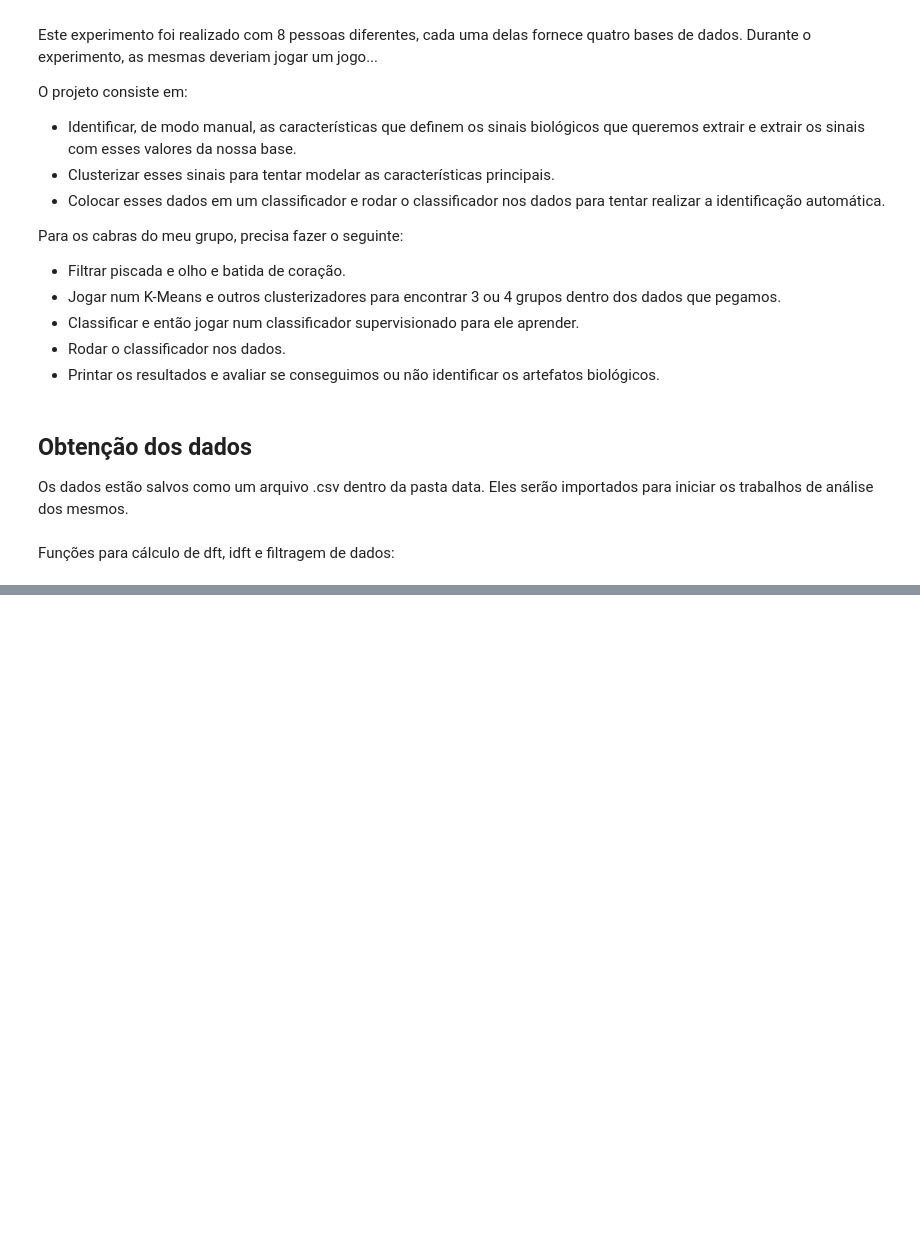
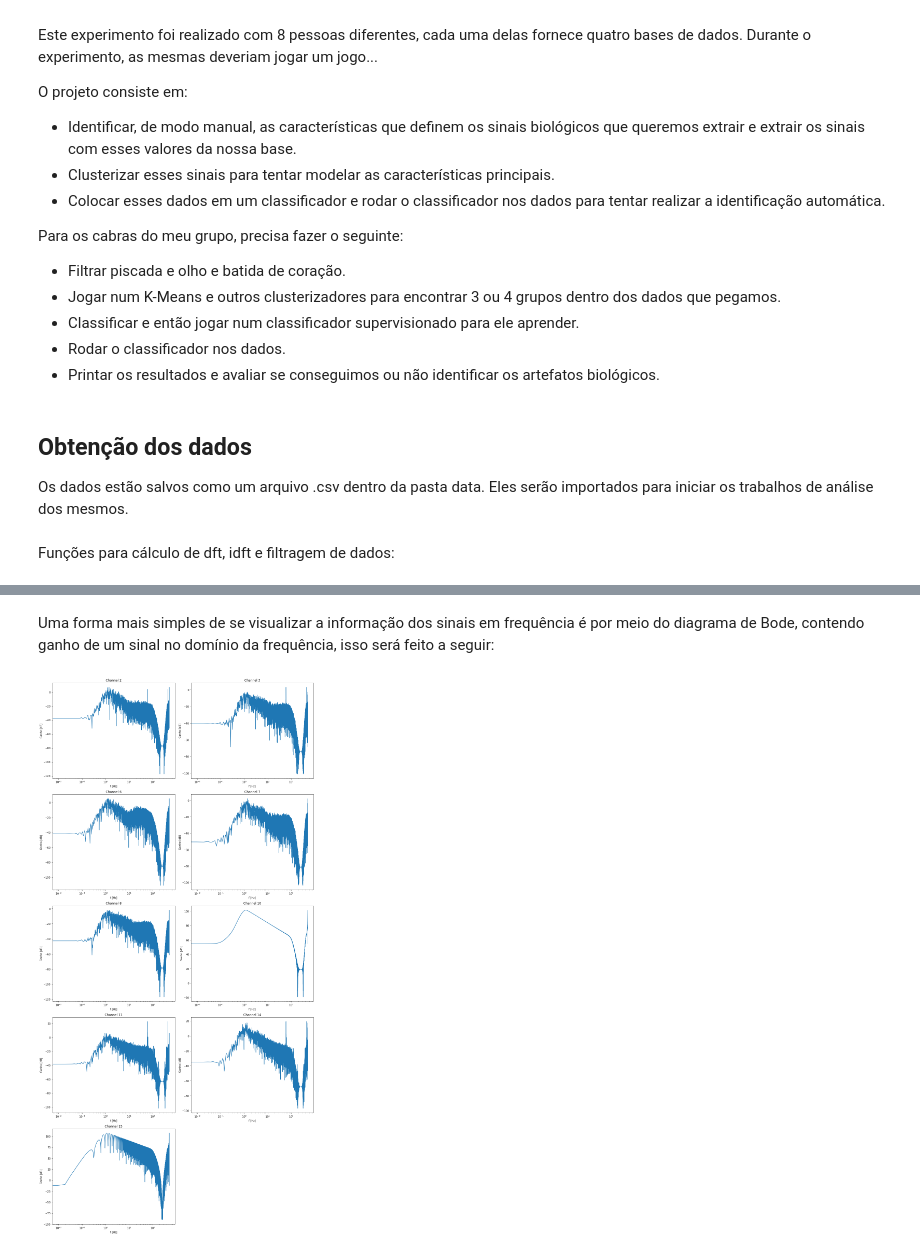
Before and after one commit to TNanukem/neural_analysis, a Jupyter notebook: Neural Analysis.ipynb, the cells around one changed output, grey strips where cells are left out. Cells and saved outputs as stored; diff of their text form; code cells hidden in the pictures; blank space fills up the shorter version.

```diff
--- a/Neural Analysis.ipynb
+++ b/Neural Analysis.ipynb
@@ -278,0 +222,7 @@ df_neural["Channel 6"].to_csv("channel6.csv")
+# %%
+frq_data = pd.DataFrame()
+frq_range = None # este valor sera o mesmo para todos os canais, como a taxa de amostragem e a mesma
+for key in data:
+    frq_range, frq_data[key] = mydft(sample_rate, data[key])
+
+frq_data
@@ -278,0 +248,21 @@ df_neural["Channel 6"].to_csv("channel6.csv")
+# %% [markdown]
+Uma forma mais simples de se visualizar a informação dos sinais em frequência é por meio do diagrama de Bode, contendo ganho de um sinal no domínio da frequência, isso será feito a seguir:
+# %%
+fig, ax = plt.subplots(5, 2, figsize=(15,30))
+line = 0
+column = 0
+for key in frq_data:
+    ax[line][column].semilogx(frq_range, 20*(np.log(abs(frq_data[key]))/np.log(10)))
+    ax[line][column].set_title(key)
+    ax[line][column].set_xlabel("f [Hz]")
+    ax[line][column].set_ylabel("Ganho [dB]")
+    if(column == 1):
+        line += 1
+        column = 0
+    else:
+        column = 1
+
+fig.delaxes(ax[4][1])
+plt.tight_layout()
+# %% [output]
+[figure, added]
```
Also changed, not shown: parts of 46 cells of this notebook, 5 other files.
